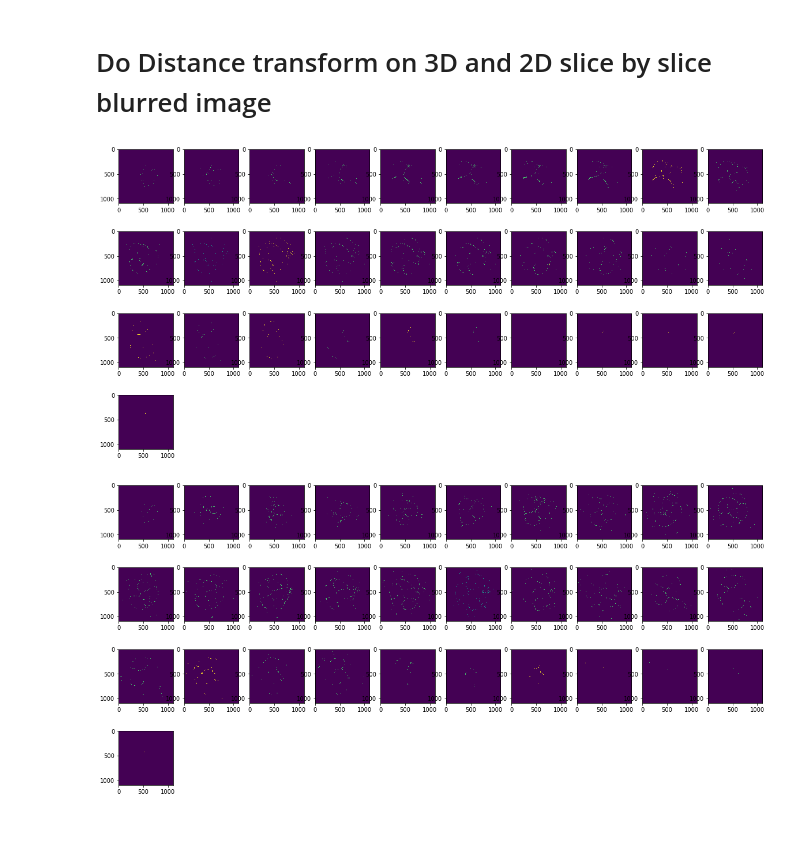
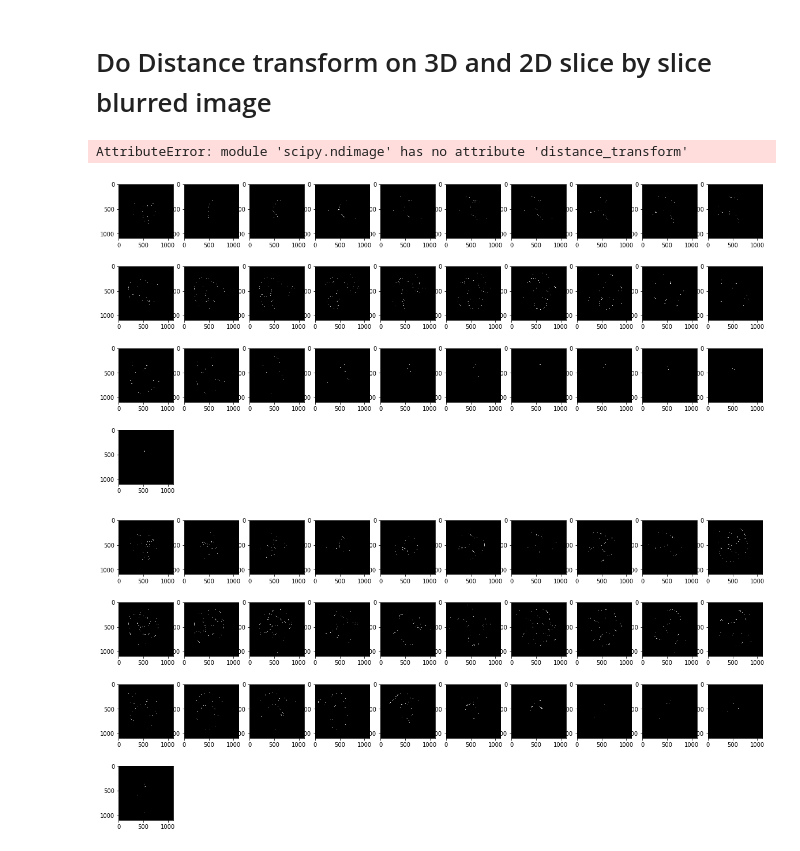
Before and after one commit to kapoorlab/BioPython, a Jupyter notebook: WatershedSegmentation.ipynb, the cells around one changed output. Drawn from its saved outputs; the diff is of its cells as text; code cells hidden in the pictures.

Commit message:
Distance transform

```diff
--- a/WatershedSegmentation.ipynb
+++ b/WatershedSegmentation.ipynb
@@ -254,8 +255,9 @@ def normalize_mi_ma(x, mi, ma, clip=False, eps=1e-20, dtype=np.float32):
 
     return x
 # %%
-BlurredThreeDimage = NormalizeFloat(BlurredThreeDimage, 1, 99.8)
-TwoDBlurredThreeDimage = NormalizeFloat(TwoDBlurredThreeDimage, 1, 99.8)
+for j in range(0, TotalTimePoints):
+  BlurredThreeDimage[j,:] = NormalizeFloat(BlurredThreeDimage[j,:], 1, 99.8)
+  TwoDBlurredThreeDimage[j,:] = NormalizeFloat(TwoDBlurredThreeDimage[j,:], 1, 99.8)
 # %%
 #Save the Blurred image in results directory
 save_tiff_imagej_compatible((resultsdir + "Blur" + '.tif') , BlurredThreeDimage, axes)
@@ -265,6 +267,8 @@ save_tiff_imagej_compatible((resultsdir + "2DBlur" + '.tif') ,TwoDBlurredThreeDi
 # %%
 #Make Binary image using Otsu threshold by first enhancing the edges using canny edge detection
 TotalTimePoints = BlurredThreeDimage.shape[0]
+ThreeDedge= np.zeros([BlurredThreeDimage.shape[0],BlurredThreeDimage.shape[1], BlurredThreeDimage.shape[2]])
+TwoDThreeDedge = np.zeros([BlurredThreeDimage.shape[0],BlurredThreeDimage.shape[1], BlurredThreeDimage.shape[2]])
 ThreeDbinary = np.zeros([BlurredThreeDimage.shape[0],BlurredThreeDimage.shape[1], BlurredThreeDimage.shape[2]])
 TwoDThreeDbinary = np.zeros([BlurredThreeDimage.shape[0],BlurredThreeDimage.shape[1], BlurredThreeDimage.shape[2]])
 ThreeDdistance = np.zeros([BlurredThreeDimage.shape[0],BlurredThreeDimage.shape[1], BlurredThreeDimage.shape[2]])
@@ -272,37 +276,39 @@ TwoDBlurThreeDdistance = np.zeros([BlurredThreeDimage.shape[0],BlurredThreeDimag
 
 
 for j in range(0, TotalTimePoints):
- ThreeDbinary[j,:] = canny(BlurredThreeDimage[j,:], sigma = 1)
+ ThreeDedge[j,:] = canny(BlurredThreeDimage[j,:], sigma = 3)
 
- ThreeDthresh = threshold_otsu(ThreeDbinary[j,:])
- ThreeDbinary[j,:] = ThreeDbinary[j,:] > ThreeDthresh
+ ThreeDthresh = threshold_otsu(ThreeDedge[j,:])
+ ThreeDbinary[j,:] = ThreeDedge[j,:] > ThreeDthresh
 
- TwoDThreeDbinary[j,:] = canny(TwoDBlurredThreeDimage[j,:], sigma = 1)
- TwoDThreeDthresh = threshold_otsu(TwoDThreeDbinary[j,:])
- TwoDThreeDbinary[j,:] = TwoDThreeDbinary[j,:] > TwoDThreeDthresh
+ TwoDThreeDedge[j,:] = canny(TwoDBlurredThreeDimage[j,:], sigma = 3)
+ TwoDThreeDthresh = threshold_otsu(TwoDThreeDedge[j,:])
+ TwoDThreeDbinary[j,:] = TwoDThreeDedge[j,:] > TwoDThreeDthresh
 
 
 
  #Do the distance transform and compare the two Blurring methods
- ThreeDdistance[j,:] = ndi.distance_transform_edt(ThreeDbinary[j,:])
- TwoDBlurThreeDdistance[j,:] = ndi.distance_transform_edt(TwoDThreeDbinary[j,:])
+ ThreeDdistance[j,:] = ndi.distance_transform((ThreeDbinary[j,:].astype('uint8')))
+ TwoDBlurThreeDdistance[j,:] = ndi.distance_transform((TwoDThreeDbinary[j,:].astype('uint8')))
+# %% [output]
+AttributeError: module 'scipy.ndimage' has no attribute 'distance_transform'
 # %%
 cols = 10
 plt.figure(figsize = (20,10))
 TotalTimePoints = ThreeDdistance.shape[0]
 for j in range(0, TotalTimePoints):
         plt.subplot(TotalTimePoints/cols + 1 , cols, j + 1 )
-        plt.imshow(ThreeDdistance[j,:])
+        plt.imshow(ThreeDdistance[j,:] , cmap=plt.cm.gray)
 # %% [output]
-[figure, old version]
+[figure, new version]
 # %%
 cols = 10
 plt.figure(figsize = (20,10))
 TotalTimePoints = TwoDBlurThreeDdistance.shape[0]
 for j in range(0, TotalTimePoints):
         plt.subplot(TotalTimePoints/cols + 1 , cols, j + 1 )
-        plt.imshow(TwoDBlurThreeDdistance[j,:])
+        plt.imshow(TwoDBlurThreeDdistance[j,:], cmap=plt.cm.gray)
 # %% [output]
-[figure, old version]
+[figure, new version]
 # %%
 #Save the slice by slice distance transformed image in results directory
```
Also changed, not shown: parts of 3 cells of this notebook.
